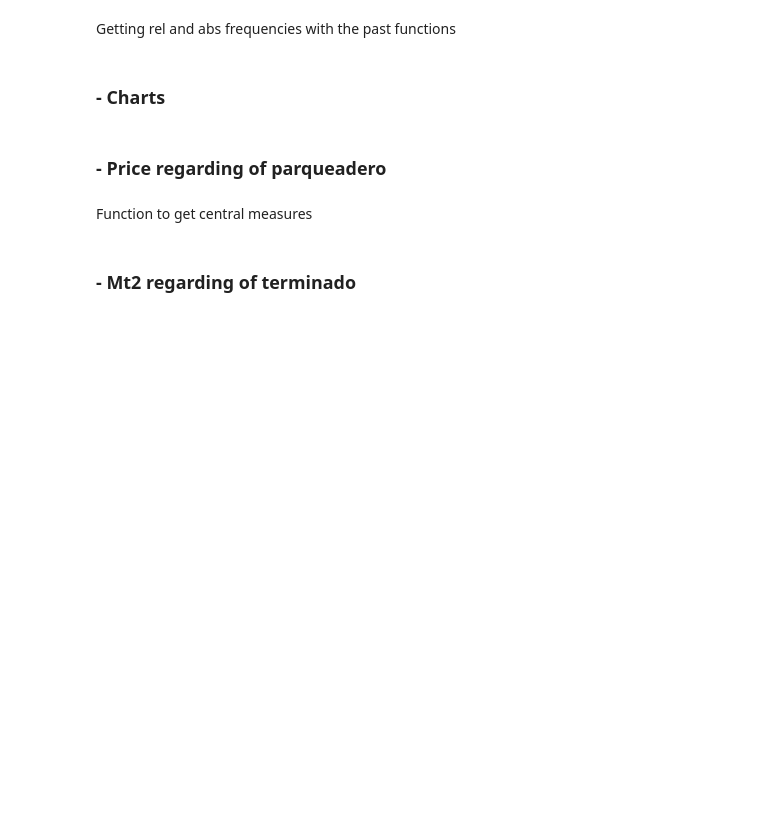
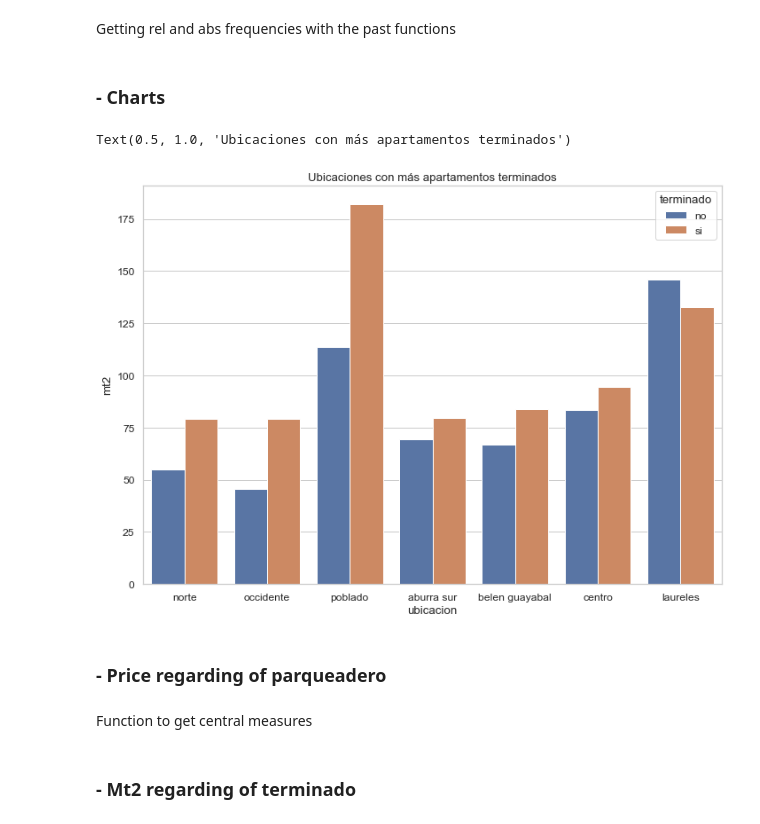
Before and after one commit to StanDoge/PYE-lab-1, a Jupyter notebook: main.ipynb, the cells around one changed output. Drawn from its saved outputs; the diff is of its cells as text; code cells hidden in the pictures; blank space fills up the shorter version.

```diff
--- a/main.ipynb
+++ b/main.ipynb
@@ -144,8 +177,11 @@ Getting rel and abs frequencies with the past functions
 # %%
 # sb.barplot(x='precio',y='ubicacion',data=df,ci=None).set_title("Precios de los departamentos según su ubicación ")
 # sb.barplot(x='balcon',y='precio',data=df,ci=None).set_title("Precios de apartamento según si tienen balcón o no.")
 # sb.barplot(x='parqueadero',y='precio',data=df,ci=None).set_title("Precios de apartamento según si tiene lugar de parqueo")
-# sb.barplot(x='ubicacion',y='mt2',hue='terminado',data=df,ci=None).set_title("Ubicaciones con más apartamentos terminados")
+sb.barplot(x='ubicacion',y='mt2',hue='terminado',data=df,ci=None).set_title("Ubicaciones con más apartamentos terminados")
+# %% [output]
+Text(0.5, 1.0, 'Ubicaciones con más apartamentos terminados')
+[figure, added]
 # %% [markdown]
 ### - Price regarding of parqueadero
 # %%
```
Also changed, not shown: parts of 4 cells of this notebook.
